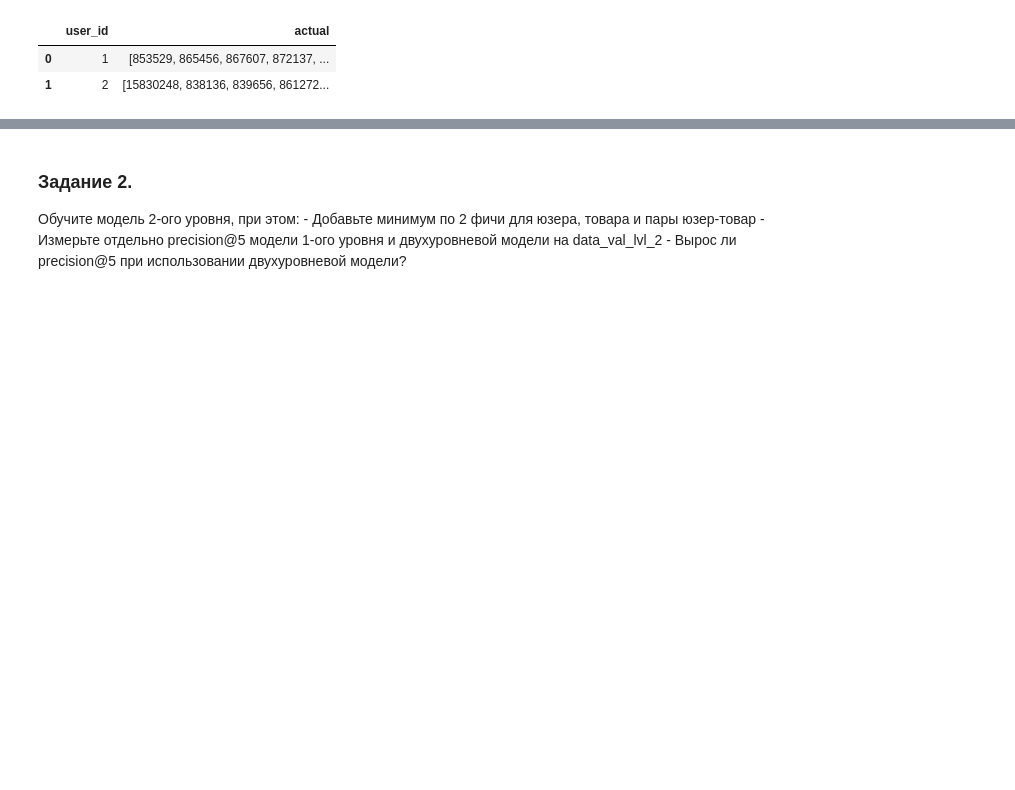
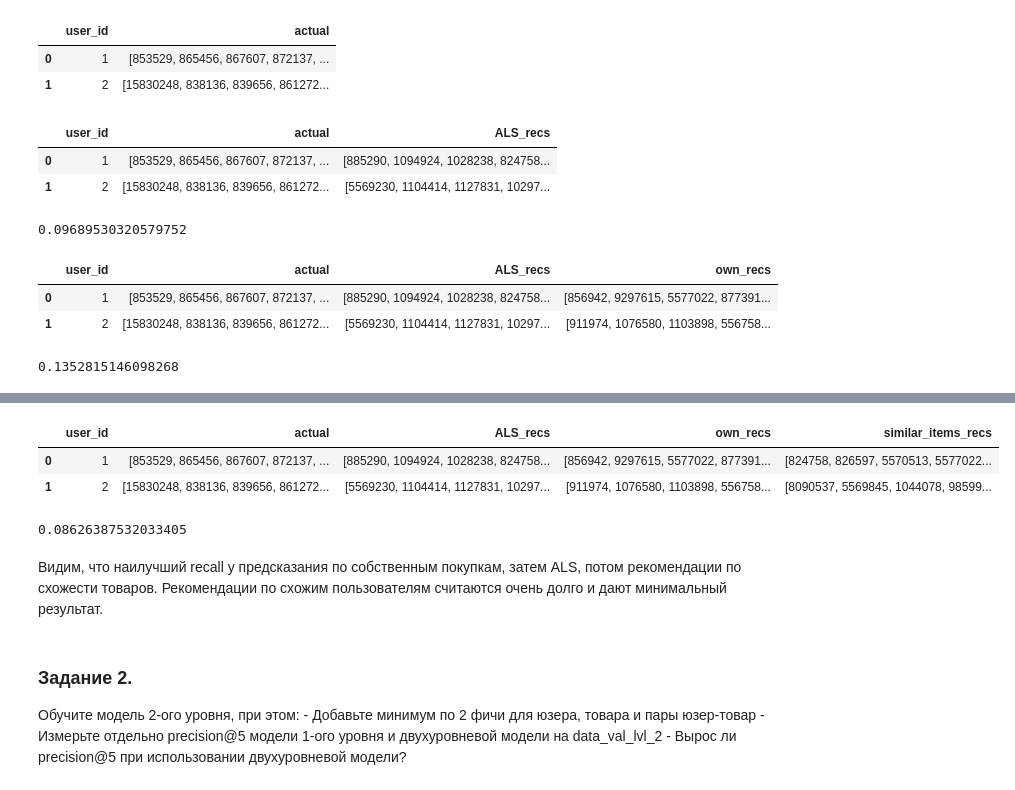
Before and after one commit to mmingalov/geekbrains-recommend-systems, a Jupyter notebook: mmingalov_hw_webinar_6.ipynb, the cells around one changed output, grey strips where cells are left out. Saved outputs shown, nothing was run; the diff lists cells and outputs as text; code cells hidden in the pictures; blank space fills up the shorter version.

```diff
--- a/mmingalov_hw_webinar_6.ipynb
+++ b/mmingalov_hw_webinar_6.ipynb
@@ -173,0 +172,49 @@ result_lvl_1.head(2)
+# %%
+result_lvl_1['ALS_recs'] = 0
+result_lvl_1['ALS_recs'] = result_lvl_1['ALS_recs'].astype(object)
+# пока оставляю через исключение, как сделала изначально, чтобы видеть все в одном файле (с налету не получилось переделать)
+for i in range(result_lvl_1.shape[0]):
+    try:
+        result_lvl_1.at[i, 'ALS_recs'] = recommender.get_als_recommendations(result_lvl_1['user_id'][i], N=200)
+    except IndexError:
+        # если пользователя нет в списке, рекомендую популярные товары:
+        result_lvl_1.at[i, 'ALS_recs'] = []
+        result_lvl_1.at[i, 'ALS_recs'] = recommender._extend_with_top_popular(result_lvl_1['ALS_recs'][i], N=200)
+result_lvl_1.head(2)
+# %% [output]
+|  | user_id | actual | ALS_recs |
+| 0 | 1 | [853529, 865456, 867607, 872137, ... | [885290, 1094924, 1028238, 824758... |
+| 1 | 2 | [15830248, 838136, 839656, 861272... | [5569230, 1104414, 1127831, 10297... |
+# %%
+ALS_recall = result_lvl_1.apply(lambda row: recall_at_k(row['ALS_recs'], row['actual'], k=200), axis=1).mean()
+ALS_recall
+# %% [output]
+0.09689530320579752
+# %%
+result_lvl_1['own_recs'] = 0
+result_lvl_1['own_recs'] = result_lvl_1['own_recs'].astype(object)
+for i in range(result_lvl_1.shape[0]):
+    try:
+        result_lvl_1.at[i, 'own_recs'] = recommender.get_own_recommendations(result_lvl_1['user_id'][i], N=200)
+    except ValueError:
+        result_lvl_1.at[i, 'own_recs'] = []
+        result_lvl_1.at[i, 'own_recs'] = recommender._extend_with_top_popular(result_lvl_1['own_recs'][i], N=200)
+result_lvl_1.head(2)
+# %% [output]
+|  | user_id | actual | ALS_recs | own_recs |
+| 0 | 1 | [853529, 865456, 867607, 872137, ... | [885290, 1094924, 1028238, 824758... | [856942, 9297615, 5577022, 877391... |
+| 1 | 2 | [15830248, 838136, 839656, 861272... | [5569230, 1104414, 1127831, 10297... | [911974, 1076580, 1103898, 556758... |
+# %%
+own_recall = result_lvl_1.apply(lambda row: recall_at_k(row['own_recs'], row['actual'], k=200), axis=1).mean()
+own_recall
+# %% [output]
+0.1352815146098268
+# %%
+%%time
+result_lvl_1['similar_items_recs'] = 0
+result_lvl_1['similar_items_recs'] = result_lvl_1['similar_items_recs'].astype(object)
+for i in range(result_lvl_1.shape[0]):
+    result_lvl_1.at[i, 'similar_items_recs'] = recommender.get_similar_items_recommendation(result_lvl_1['user_id'][i], N=200)
+
+result_lvl_1.head(2)
+# %% [output]
@@ -173,0 +222,8 @@ result_lvl_1.head(2)
+|  | user_id | actual | ALS_recs | own_recs | similar_items_recs |
+| 0 | 1 | [853529, 865456, 867607, 872137, ... | [885290, 1094924, 1028238, 824758... | [856942, 9297615, 5577022, 877391... | [824758, 826597, 5570513, 5577022... |
+| 1 | 2 | [15830248, 838136, 839656, 861272... | [5569230, 1104414, 1127831, 10297... | [911974, 1076580, 1103898, 556758... | [8090537, 5569845, 1044078, 98599... |
+# %%
+similar_items_recall = result_lvl_1.apply(lambda row: recall_at_k(row['similar_items_recs'], row['actual'], k=200), axis=1).mean()
+similar_items_recall
+# %% [output]
+0.08626387532033405
@@ -174,3 +248,5 @@ result_lvl_1.head(2)
+# %% [markdown]
+Видим, что наилучший recall у предсказания по собственным покупкам, затем ALS, потом рекомендации по cхожести товаров. Рекомендации по схожим пользователям считаются очень долго и дают минимальный результат.
 # %% [markdown]
 ### Задание 2.
 
```
Also changed, not shown: parts of 7 cells of this notebook, 1 other file.
